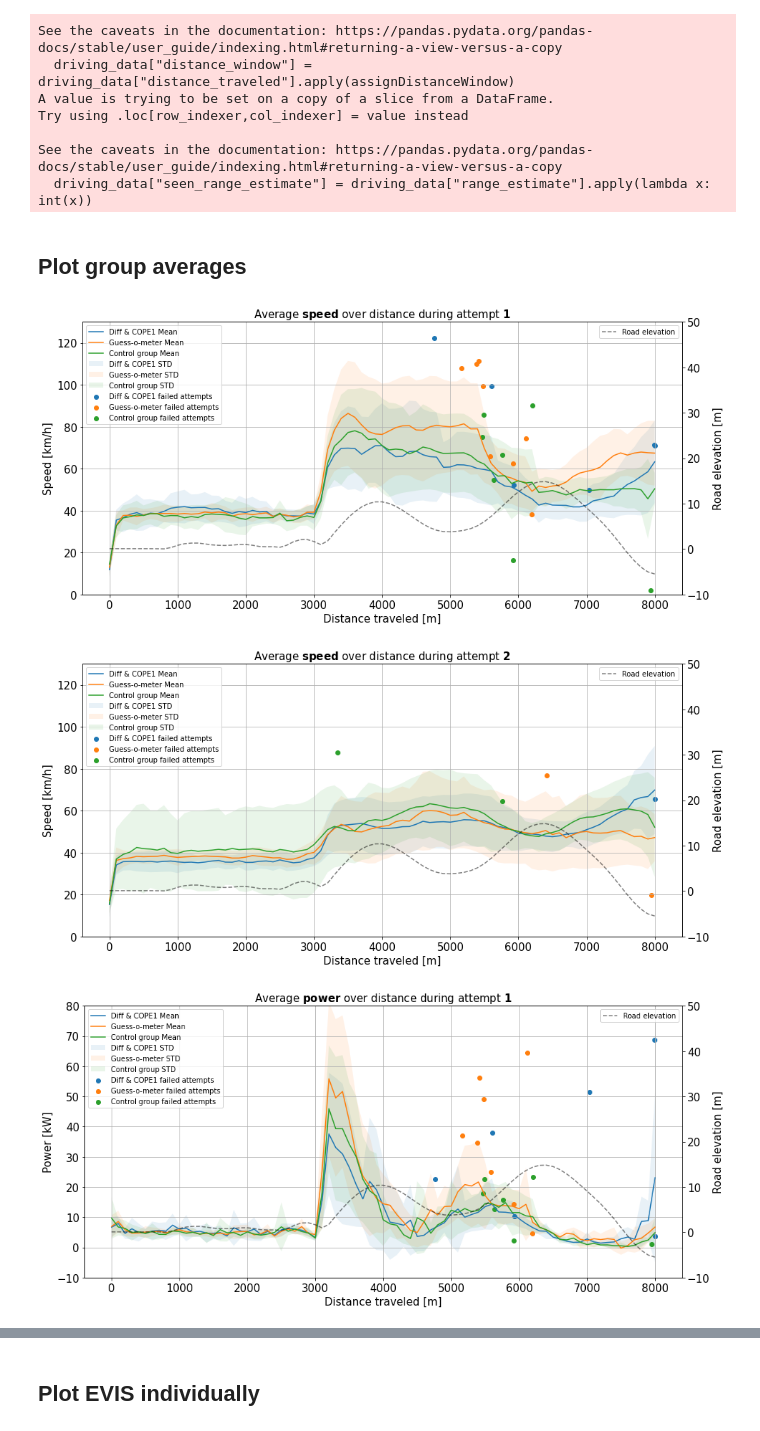
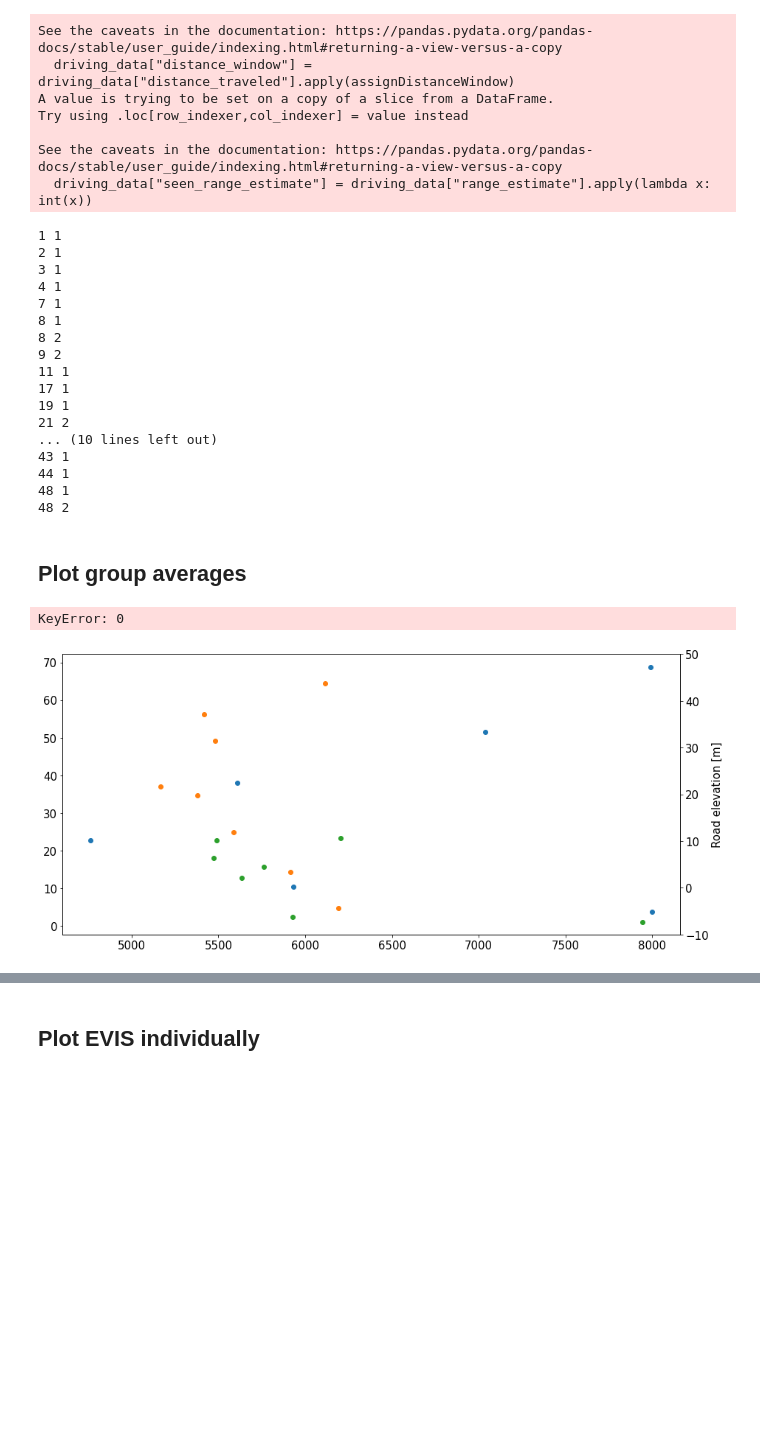
Before and after one commit to Sandsten/bev-vr-data-analysis, a Jupyter notebook: jupyter-notebooks/vis driving data.ipynb, the cells around one changed output, grey strips where cells are left out. Saved outputs shown, nothing was run; the diff lists cells and outputs as text; code cells hidden in the pictures; blank space fills up the shorter version.

```diff
--- a/jupyter-notebooks/vis driving data.ipynb
+++ b/jupyter-notebooks/vis driving data.ipynb
@@ -117,6 +119,33 @@ Try using .loc[row_indexer,col_indexer] = value instead
 
 See the caveats in the documentation: https://pandas.pydata.org/pandas-docs/stable/user_guide/indexing.html#returning-a-view-versus-a-copy
   driving_data["seen_range_estimate"] = driving_data["range_estimate"].apply(lambda x: int(x))
+# %%
+# Remove failed attempts here
+#driving_data = driving_data_original[~driving_data_original.user_id.isin(exclusion_list)]
+for index, row in failed_attempts.iterrows():
+  id = row["user_id"]
+  attempt = row["attempt"]
+  print(id, attempt)
+  #driving_data = driving_data[(driving_data["user_id"] != id) & (driving_data["attempt"] != attempt)]
+  #print(driving_data.groupby(["user_id","attempt"]).tail(1))
+# %% [output]
+1 1
+2 1
+3 1
+4 1
+7 1
+8 1
+8 2
+9 2
+11 1
+17 1
+19 1
+21 2
+... (10 lines left out)
+43 1
+44 1
+48 1
+48 2
 # %%
 # Get the average and std of each distance window for each user in each drivign attempt
 average_individual = driving_data.groupby(["attempt", "evis_id", "user_id", "distance_window"], as_index=False).mean()
@@ -155,7 +184,7 @@ params = {
 }
 matplotlib.rcParams.update(params)
 
-def plotGroupAverage(variable, attempt, save_images):
+def plotGroupAverage(variable, attempt):
   variable_to_plot = variable
   attempt_nr = attempt
 
@@ -210,50 +239,63 @@ def plotGroupAverage(variable, attempt, save_images):
   failed_control_group = failed_attempts[(failed_attempts.evis_id == "control_group") & (failed_attempts.attempt == attempt_nr)]
   plt.scatter(failed_control_group.distance_traveled, failed_control_group[variable_to_plot], label="Control group failed attempts")
 
-  # Road elevation
+    # Road elevation
   road_evel_ax = ax.twinx()
   road_plot = road_evel_ax.plot(road_elevation.distance_window, road_elevation.road_elevation, "--", color="k", label="Road elevation", alpha=0.5)
   road_evel_ax.set_ylim(-10, 50)
   road_evel_ax.set_ylabel("Road elevation [m]")
 
-  #title = "Average " + str(variable_to_plot) + " during attempt " + str(attempt_nr)
-  #plt.title(title)
+  #road_evel_ax.vlines(0,-100,200, "tab:olive", linewidth=2.0, linestyles="dotted", alpha=1.0, label="40 km/h road start")
+  #road_evel_ax.vlines(3100,-100,200, "tab:cyan", linewidth=2.0, linestyles="dotted", alpha=1.0, label="110 km/h road start")
+  #road_evel_ax.vlines(8000,-100,200, "tab:purple", linewidth=2.0, linestyles="dotted", alpha=1.0, label="Charging station")
+
+  # Alternative marker for where speed limit signs are
+  road_evel_ax.annotate('40 km/h start', (0, road_elevation.road_elevation[0]),
+            xytext=(0.2, 0.1), textcoords='axes fraction',
+            arrowprops=dict(facecolor='black', shrink=0.05),
+            fontsize=16,
+            horizontalalignment='right', verticalalignment='top')
+  road_evel_ax.annotate('110 km/h start', (3100, road_elevation.road_elevation[31]),
+          xytext=(0.58, 0.1), textcoords='axes fraction',
+          arrowprops=dict(facecolor='black', shrink=0.05),
+          fontsize=16,
+          horizontalalignment='right', verticalalignment='top')
+
+  road_evel_ax.legend()
 
   tb1 = r"$\bf{" + variables_print_pretty[variable_to_plot].lower() + "}$"
   tb2 = r"$\bf{" + str(attempt) + "}$"
 
   ax.set_title("Average " + tb1 + " over distance during attempt " + tb2)
 
   ax.legend(loc="upper left")
   if variable_to_plot == "speed":
     ax.set_ylim(0,130)
   if variable_to_plot == "power_usage":
     ax.set_ylim(-10,80)
   if variable_to_plot == "throttle_position":
     ax.set_ylim(0,105)
 
-  road_evel_ax.legend()
   ax.grid(True)
   ax.set_xlabel("Distance traveled [m]")
   ax.set_ylabel(variables_print_pretty[variable_to_plot] + " " + variables_unit[variable_to_plot])
 
-  if save_images:
-    plt.savefig("/home/steve/Pictures/figures/" + title + ".png", dpi=200)
+  if False:
+    title = "average_" + variables_print_pretty[variable_to_plot].lower() + "_attempt_" + str(attempt) + "_arrow_speed_" + "excluded_ids_" + str(exclusion_list)
+    plt.savefig("/home/steve/Pictures/figures/average with excluded/" + title + ".png", dpi=200)
 
   plt.show()
 
 
-save_images = False
 variable = "speed"
-plotGroupAverage(variable, 1, save_images)
-plotGroupAverage(variable, 2, save_images)
+#plotGroupAverage(variable, 1)
+#plotGroupAverage(variable, 2)
 variable = "power_usage"
-plotGroupAverage(variable, 1, save_images)
-plotGroupAverage(variable, 2, save_images)
+plotGroupAverage(variable, 1)
+plotGroupAverage(variable, 2)
 variable = "throttle_position"
-plotGroupAverage(variable, 1, save_images)
-plotGroupAverage(variable, 2, save_images)
+#plotGroupAverage(variable, 1)
+#plotGroupAverage(variable, 2)
 # %% [output]
+KeyError: 0
-[figure, old version]
+[figure, new version]
-[figure, removed]
-[figure, removed]
```
Also changed, not shown: parts of 5 cells of this notebook, 1 other file.
